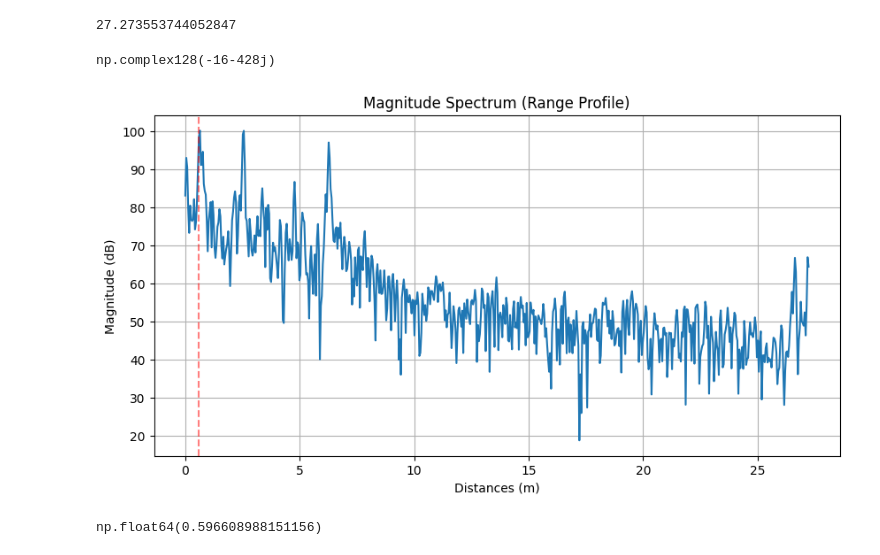
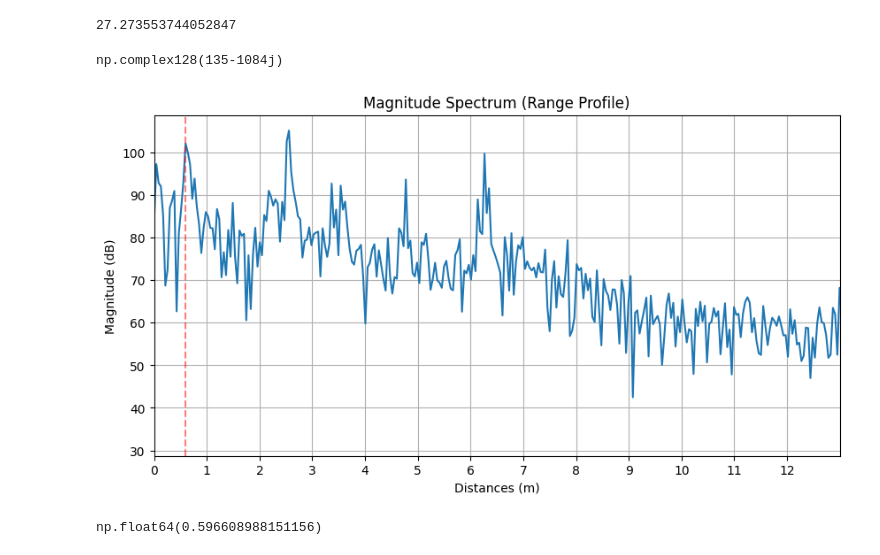
Before and after one commit to manavjeetsingh/mmWaveDataExtraction, a Jupyter notebook: rawDataProcessing1Rx1TxHighRes.ipynb, the cells around one changed output. Drawn from its saved outputs; the diff is of its cells as text; code cells hidden in the pictures.

```diff
--- a/rawDataProcessing1Rx1TxHighRes.ipynb
+++ b/rawDataProcessing1Rx1TxHighRes.ipynb
@@ -9,7 +9,7 @@ from dcalib import read_dca1000
 # fileName="Sitting1Tx1Rx/static_sitting_no_breathing3.bin"
 # fileName="Sitting1Tx1Rx/nothing.bin"
 # fileName="11_30/11_30_forward_nobreathing_58cm_3_Raw_0.bin"
-fileName="11_30/11_30_highres_nomovement_nobreathing_59cm_4.bin"
+fileName="11_30/11_30_highres_nomovement_nobreathing_59cm_3.bin"
 # fileName="11_30/12_30_highres_metalObject_59cm_3.bin"
 num_samples=640
 dca_out=read_dca1000(fileName,num_adc_samples = 640, num_adc_bits = 16, num_rx=1)
@@ -78,7 +89,7 @@ range_max
 # %%
 dca_out[0][0]
 # %% [output]
-np.complex128(-16-428j)
+np.complex128(135-1084j)
 # %%
 distance_idx=14
 # distance_idx=126
@@ -118,8 +129,9 @@ def rangeFFT(signal, plot=False):
     global range_max
     num_samples = len(signal)
     window = np.hanning(num_samples)
-    signal_windowed = signal * window
+    signal_windowed = signal
     y=np.fft.fft(signal_windowed)
+    # print(len(signal_windowed), len(y))
     fft_magnitude = magnitude_db(y,)
     # fft_magnitude = magnitude_dbfs(y,adc_bits=16)
 
@@ -132,35 +144,36 @@ def rangeFFT(signal, plot=False):
         plt.figure(figsize=(10, 5))
         # plt.plot(frequencies[:num_samples//2], fft_magnitude[:num_samples//2]) # Plot only positive frequencies
         # plt.plot(distances[:num_samples//2], fft_magnitude[:num_samples//2]) # Plot only positive frequencies
         plt.plot(distances, fft_magnitude) # Plot only positive frequencies
         plt.title('Magnitude Spectrum (Range Profile)')
         # plt.xlabel('Frequency (Hz) / Range Bins')
         plt.xlabel('Distances (m)')
         plt.ylabel('Magnitude (dB)')
-        plt.xticks(np.arange(0,range_max,5))
+        plt.xticks(np.arange(0,range_max//2,1))
+        plt.xlim([0,range_max//2])
         plt.grid(True)
         plt.axvline(x=0.6, color='r', linestyle='--', alpha=0.5)
         plt.show()
     return y, fft_magnitude, distances
 
 magAtXXcm=[]
 sigAtXXcm=[]
 distances_all=[]
 num_chirps=len(dca_out[0])//samples_per_chirp
 rangeFFTAcrossChirps=np.zeros([samples_per_chirp,len(dca_out[0])//samples_per_chirp],dtype=np.complex128)
 for chirp_no in range(len(dca_out[0])//samples_per_chirp):
     if chirp_no==0:
         fft_signal, fft_magnitude, distances=rangeFFT(dca_out[0][chirp_no*samples_per_chirp:(chirp_no+1)*samples_per_chirp], plot=True)
     else:
         fft_signal, fft_magnitude, distances=rangeFFT(dca_out[0][chirp_no*samples_per_chirp:(chirp_no+1)*samples_per_chirp], plot=False)
     rangeFFTAcrossChirps[:,chirp_no]=fft_signal
     sigAtXXcm.append(fft_signal[distance_idx])
     magAtXXcm.append(fft_magnitude[distance_idx])
     distances_all.append(distances[distance_idx])
 sigAt58cm=np.array(sigAtXXcm)
 magAt58cm=np.array(magAtXXcm)
 # %% [output]
-[figure, old version]
+[figure, new version]
 # %%
 distances[distance_idx]
 # %% [output]
```
Also changed, not shown: parts of 16 cells of this notebook, 5 other files.
